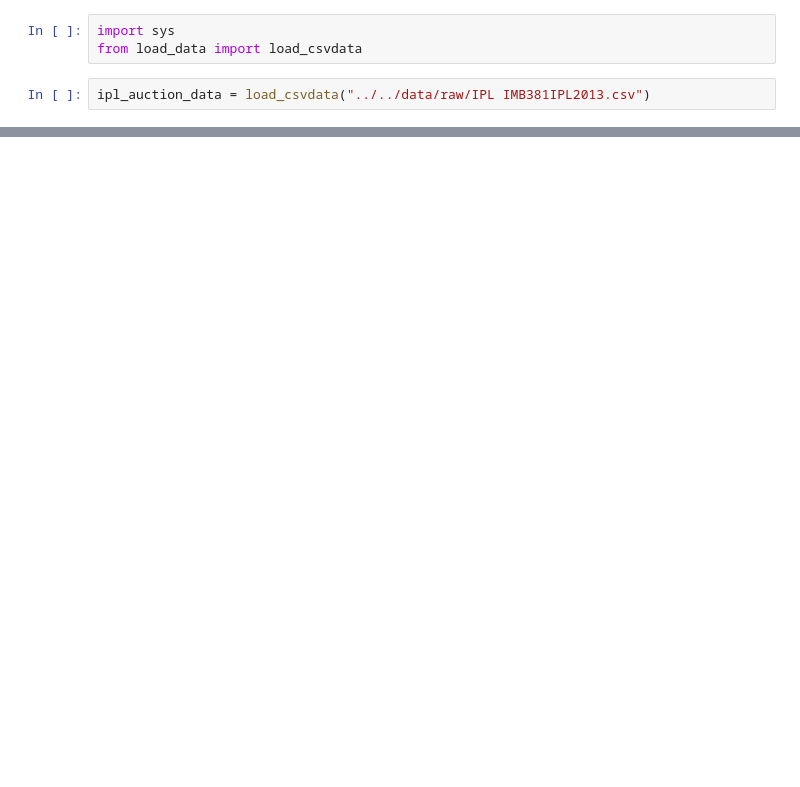
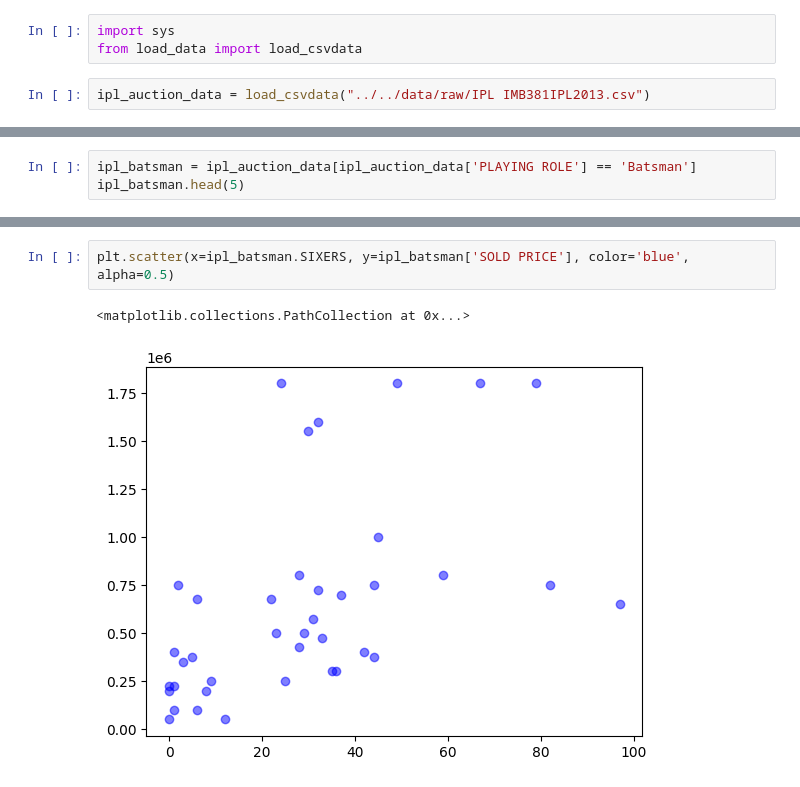
Before and after one commit to RajneeshKV/ml-using-python, a Jupyter notebook: src/notebooks/DescriptiveAnalytics.ipynb, the cells around one changed output, grey strips where cells are left out. Drawn from its saved outputs; the diff is of its cells as text; blank space fills up the shorter version.

```diff
--- a/src/notebooks/DescriptiveAnalytics.ipynb
+++ b/src/notebooks/DescriptiveAnalytics.ipynb
@@ -59,0 +209,3 @@ ipl_auction_data.shape
+# %%
+ipl_batsman = ipl_auction_data[ipl_auction_data['PLAYING ROLE'] == 'Batsman']
+ipl_batsman.head(5)
@@ -59,0 +230,5 @@ ipl_auction_data.shape
+# %%
+plt.scatter(x=ipl_batsman.SIXERS, y=ipl_batsman['SOLD PRICE'], color='blue', alpha=0.5)
+# %% [output]
+<matplotlib.collections.PathCollection at 0x...>
+[figure, added]
```
Also changed, not shown: parts of 69 cells of this notebook.
